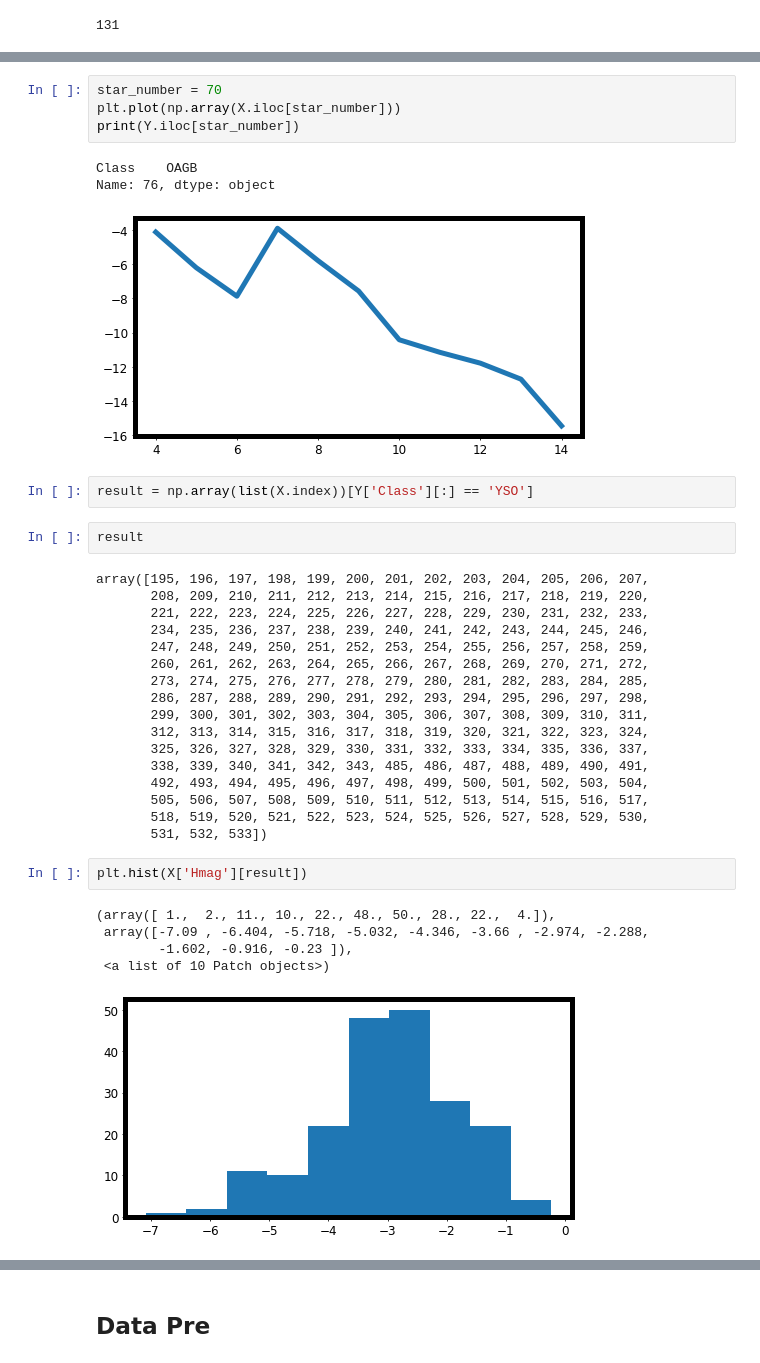
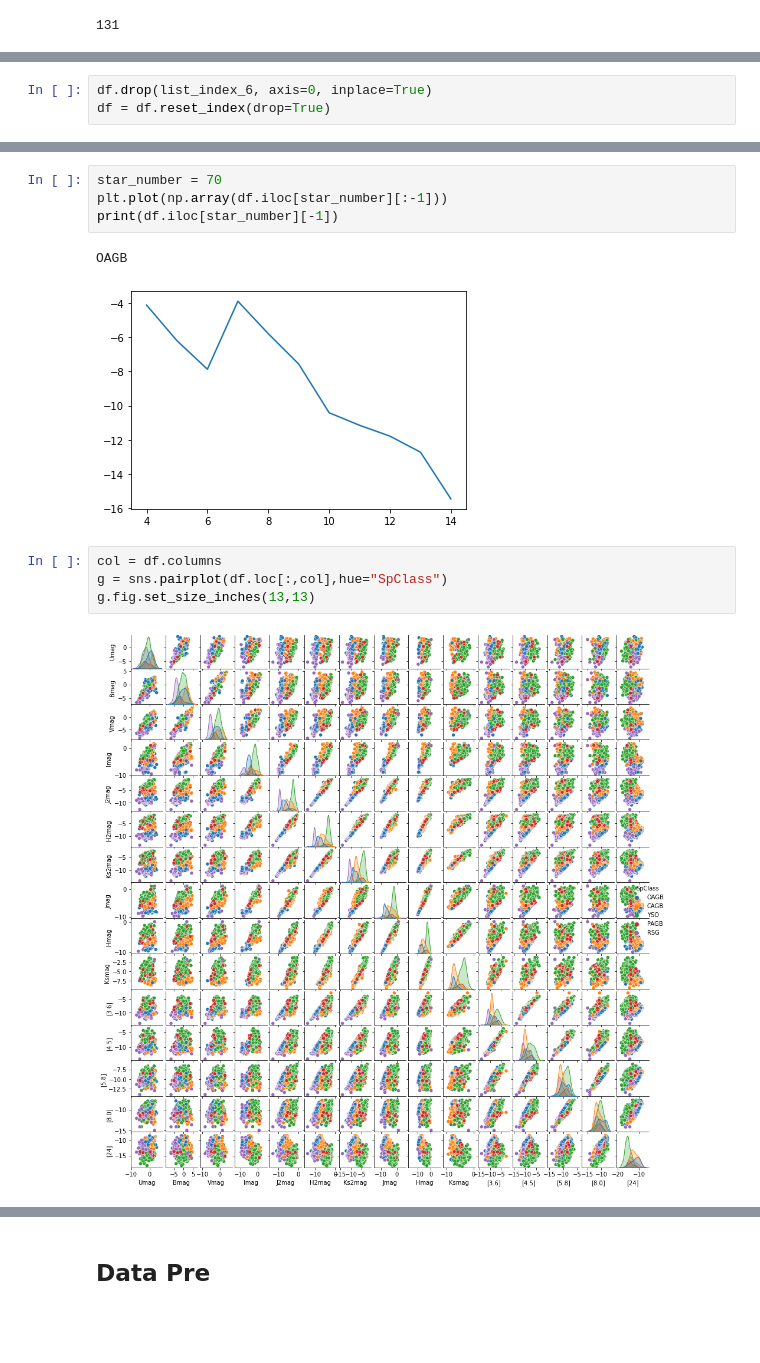
Before and after one commit to Mahdi-Abdollahii/Dusty-Stellar-Sources-Classification, a Jupyter notebook: Data_Pre.ipynb, the cells around one changed output, grey strips where cells are left out. Drawn from its saved outputs; the diff is of its cells as text; blank space fills up the shorter version.

```diff
--- a/Data_Pre.ipynb
+++ b/Data_Pre.ipynb
@@ -485 +440,4 @@ X
+# %%
+df.drop(list_index_6, axis=0, inplace=True)
+df = df.reset_index(drop=True)
 # %%
@@ -504,37 +462,13 @@ plt.hist(Y['Class'])
 # %%
 star_number = 70
-plt.plot(np.array(X.iloc[star_number]))
-print(Y.iloc[star_number])
+plt.plot(np.array(df.iloc[star_number][:-1]))
+print(df.iloc[star_number][-1])
 # %% [output]
-Class    OAGB
-Name: 76, dtype: object
+OAGB
-[figure, old version]
+[figure, new version]
-# %%
-result = np.array(list(X.index))[Y['Class'][:] == 'YSO']
-# %%
-result
-# %% [output]
-array([195, 196, 197, 198, 199, 200, 201, 202, 203, 204, 205, 206, 207,
-       208, 209, 210, 211, 212, 213, 214, 215, 216, 217, 218, 219, 220,
-       221, 222, 223, 224, 225, 226, 227, 228, 229, 230, 231, 232, 233,
-       234, 235, 236, 237, 238, 239, 240, 241, 242, 243, 244, 245, 246,
-       247, 248, 249, 250, 251, 252, 253, 254, 255, 256, 257, 258, 259,
-       260, 261, 262, 263, 264, 265, 266, 267, 268, 269, 270, 271, 272,
-       273, 274, 275, 276, 277, 278, 279, 280, 281, 282, 283, 284, 285,
-       286, 287, 288, 289, 290, 291, 292, 293, 294, 295, 296, 297, 298,
-       299, 300, 301, 302, 303, 304, 305, 306, 307, 308, 309, 310, 311,
-       312, 313, 314, 315, 316, 317, 318, 319, 320, 321, 322, 323, 324,
-       325, 326, 327, 328, 329, 330, 331, 332, 333, 334, 335, 336, 337,
-       338, 339, 340, 341, 342, 343, 485, 486, 487, 488, 489, 490, 491,
-       492, 493, 494, 495, 496, 497, 498, 499, 500, 501, 502, 503, 504,
-       505, 506, 507, 508, 509, 510, 511, 512, 513, 514, 515, 516, 517,
-       518, 519, 520, 521, 522, 523, 524, 525, 526, 527, 528, 529, 530,
-       531, 532, 533])
-# %%
-plt.hist(X['Hmag'][result])
-# %% [output]
-(array([ 1.,  2., 11., 10., 22., 48., 50., 28., 22.,  4.]),
- array([-7.09 , -6.404, -5.718, -5.032, -4.346, -3.66 , -2.974, -2.288,
-        -1.602, -0.916, -0.23 ]),
- <a list of 10 Patch objects>)
-[figure, removed]
+# %%
+col = df.columns
+g = sns.pairplot(df.loc[:,col],hue="SpClass")
+g.fig.set_size_inches(13,13)
+# %% [output]
+[figure, added]
```
Also changed, not shown: parts of 40 cells of this notebook.
